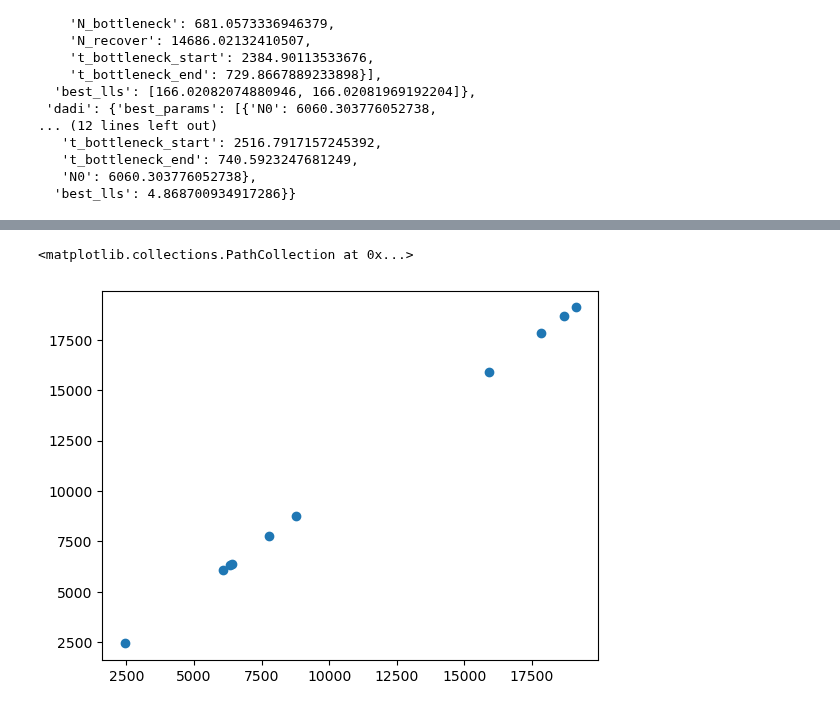
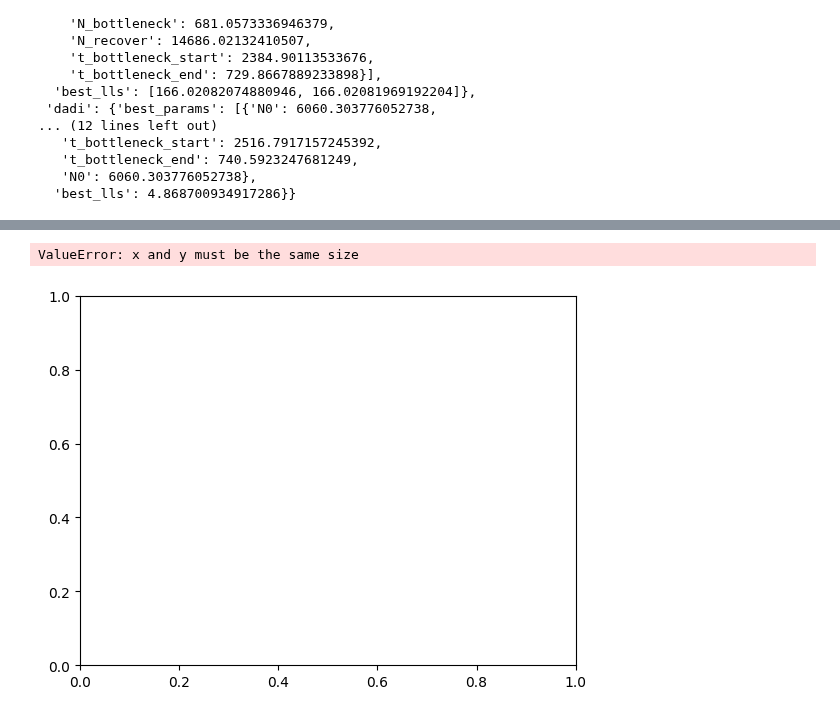
Before and after one commit to ak1376/Infer_Demography, a Jupyter notebook: notebooks/inspecting_output.ipynb, the cells around one changed output, grey strips where cells are left out. Saved outputs shown, nothing was run; the diff lists cells and outputs as text; code cells hidden in the pictures.

Commit message:
More output for the modeling directory

```diff
--- a/notebooks/inspecting_output.ipynb
+++ b/notebooks/inspecting_output.ipynb
@@ -392,7 +392,9 @@ all_inferences
    'N0': 6060.303776052738},
   'best_lls': 4.868700934917286}}
 # %%
-with open('/home/akapoor/kernlab/Infer_Demography/experiments/bottleneck/modeling/features_df.pkl', 'rb') as f:
+import pickle
+
+with open('/sietch_colab/akapoor/Infer_Demography/experiments/split_migration/modeling/features_df.pkl', 'rb') as f:
     features_df = pickle.load(f)
 # %%
 features_df.columns
@@ -412,0 +412,3 @@ Index(['dadi_N0_rep_0', 'dadi_N0_rep_1', 'dadi_N_bottleneck_rep_0',
+# %%
+with open('/sietch_colab/akapoor/Infer_Demography/experiments/split_isolation/modeling/targets_df.pkl', 'rb') as f:
+    targets_df = pickle.load(f)
@@ -413,7 +435,7 @@ Index(['dadi_N0_rep_0', 'dadi_N0_rep_1', 'dadi_N_bottleneck_rep_0',
 # %%
 import matplotlib.pyplot as plt
 plt.figure()
-plt.scatter(features_df['dadi_N0_rep_0'], features_df['dadi_N0_rep_1'])
+plt.scatter(features_df['momentsLD_N0'], targets_df['N0'])
 # %% [output]
-<matplotlib.collections.PathCollection at 0x...>
+ValueError: x and y must be the same size
-[figure, old version]
+[figure, new version]
```
Also changed, not shown: parts of 5 cells of this notebook, 9 other files.
